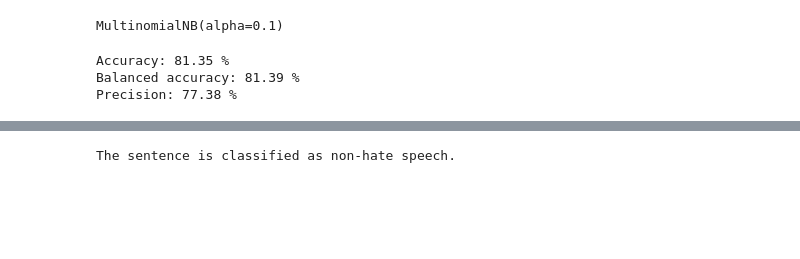
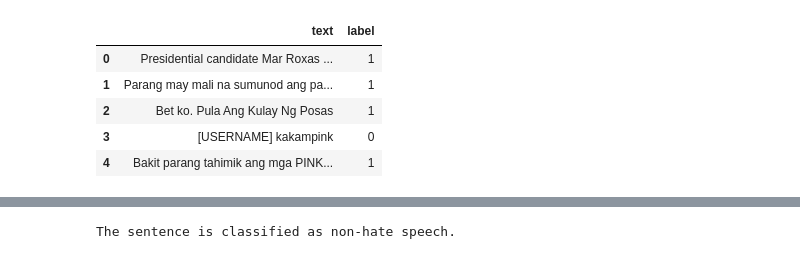
Before and after one commit to berbonilla/CCMACLRL_EXERCISES_COM221ML, a Jupyter notebook: Excercise7.ipynb, the cells around one changed output, grey strips where cells are left out. Cells and saved outputs as stored; diff of their text form; code cells hidden in the pictures; blank space fills up the shorter version.

```diff
--- a/Excercise7.ipynb
+++ b/Excercise7.ipynb
@@ -82,22 +29,9 @@ vectorized_data = vectorizer.fit_transform(data1["text"])
-# %%
-model = MultinomialNB(alpha=0.1)
-model.fit(vectorized_data, data1['label'])
-# %% [output]
-MultinomialNB(alpha=0.1)
-# %%
-  #evaluate model
-  X_test = df_test["text"]
-  Y_test = df_test["label"]
-
-  predictions = model.predict(vectorizer.transform(X_test))
-  accuracy = accuracy_score(Y_test, predictions)
-  balanced_accuracy = balanced_accuracy_score(Y_test, predictions)
-  precision = precision_score(Y_test, predictions)
-
-  print("Accuracy:",round(100*accuracy,2),'%')
-  print("Balanced accuracy:",round(100*balanced_accuracy,2),'%')
-  print("Precision:", round(100*precision,2),'%')
-# %% [output]
-Accuracy: 81.35 %
-Balanced accuracy: 81.39 %
-Precision: 77.38 %
+# %%
+df_train.head()
+# %% [output]
+|  | text | label |
+| 0 | Presidential candidate Mar Roxas ... | 1 |
+| 1 | Parang may mali na sumunod ang pa... | 1 |
+| 2 | Bet ko. Pula Ang Kulay Ng Posas | 1 |
+| 3 | [USERNAME] kakampink | 0 |
+| 4 | Bakit parang tahimik ang mga PINK... | 1 |
```
Also changed, not shown: parts of 20 cells of this notebook.
